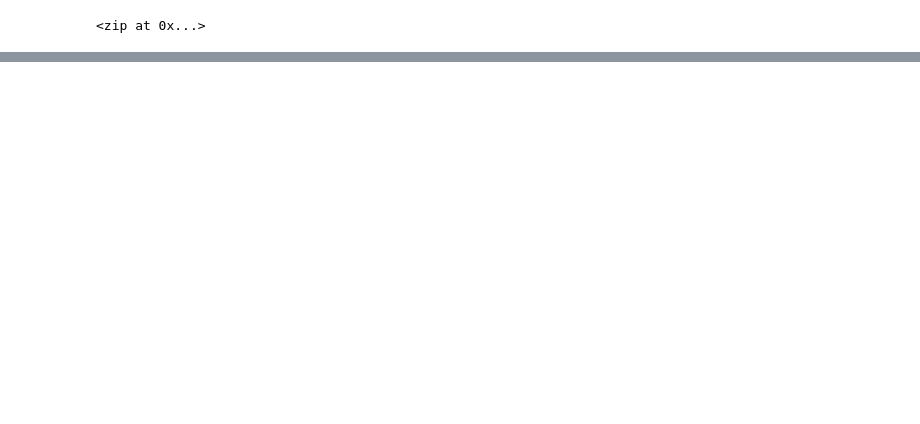
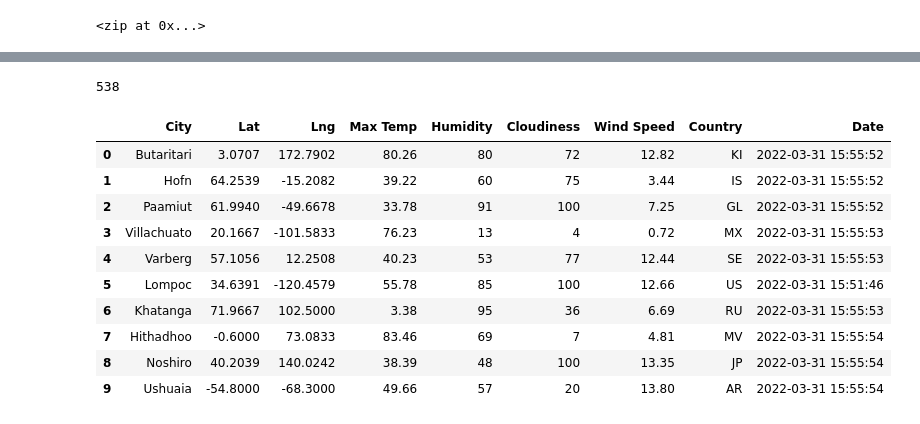
Before and after one commit to cdr2147/World_Weather_Analysis, a Jupyter notebook: WeatherPy.ipynb, the cells around one changed output, grey strips where cells are left out. Cells and saved outputs as stored; diff of their text form; code cells hidden in the pictures; blank space fills up the shorter version.

Commit message:
adding dataframe

```diff
--- a/WeatherPy.ipynb
+++ b/WeatherPy.ipynb
@@ -33,0 +40,3 @@ len(cities)
+# %%
+# Starting URL for Weather Map API Call.
+url = "http://api.openweathermap.org/data/2.5/weather?units=Imperial&APPID=" + weather_api_key
@@ -33,0 +127,20 @@ len(cities)
+# %%
+len(city_data)
+# %% [output]
+538
+# %%
+# Convert the array of dictionaries to a Pandas DataFrame.
+city_data_df = pd.DataFrame(city_data)
+city_data_df.head(10)
+# %% [output]
+|  | City | Lat | Lng | Max Temp | Humidity | Cloudiness | Wind Speed | Country | Date |
+| 0 | Butaritari | 3.0707 | 172.7902 | 80.26 | 80 | 72 | 12.82 | KI | 2022-03-31 15:55:52 |
+| 1 | Hofn | 64.2539 | -15.2082 | 39.22 | 60 | 75 | 3.44 | IS | 2022-03-31 15:55:52 |
+| 2 | Paamiut | 61.9940 | -49.6678 | 33.78 | 91 | 100 | 7.25 | GL | 2022-03-31 15:55:52 |
+| 3 | Villachuato | 20.1667 | -101.5833 | 76.23 | 13 | 4 | 0.72 | MX | 2022-03-31 15:55:53 |
+| 4 | Varberg | 57.1056 | 12.2508 | 40.23 | 53 | 77 | 12.44 | SE | 2022-03-31 15:55:53 |
+| 5 | Lompoc | 34.6391 | -120.4579 | 55.78 | 85 | 100 | 12.66 | US | 2022-03-31 15:51:46 |
+| 6 | Khatanga | 71.9667 | 102.5000 | 3.38 | 95 | 36 | 6.69 | RU | 2022-03-31 15:55:53 |
+| 7 | Hithadhoo | -0.6000 | 73.0833 | 83.46 | 69 | 7 | 4.81 | MV | 2022-03-31 15:55:54 |
+| 8 | Noshiro | 40.2039 | 140.0242 | 38.39 | 48 | 100 | 13.35 | JP | 2022-03-31 15:55:54 |
+| 9 | Ushuaia | -54.8000 | -68.3000 | 49.66 | 57 | 20 | 13.80 | AR | 2022-03-31 15:55:54 |
```
Also changed, not shown: parts of 6 cells of this notebook, 3 other files.
